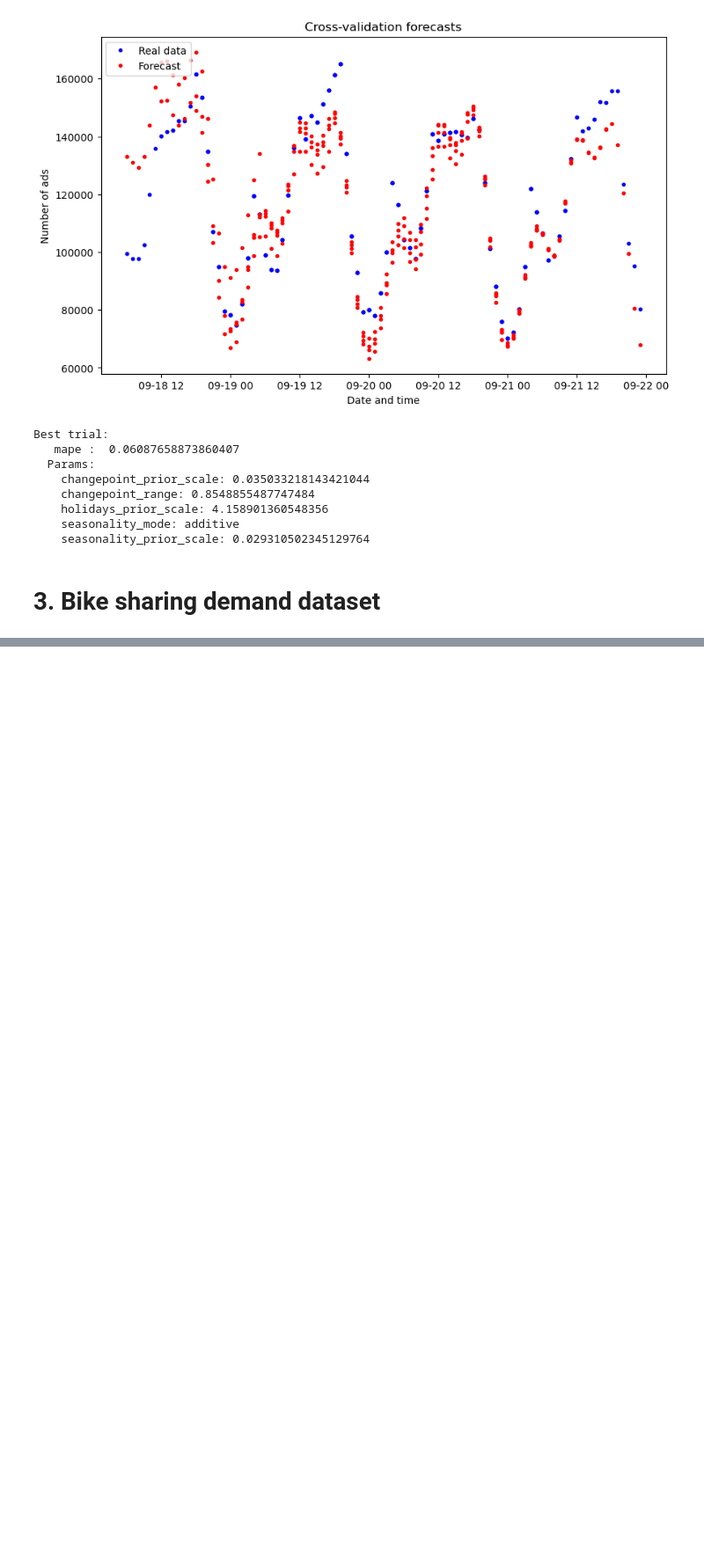
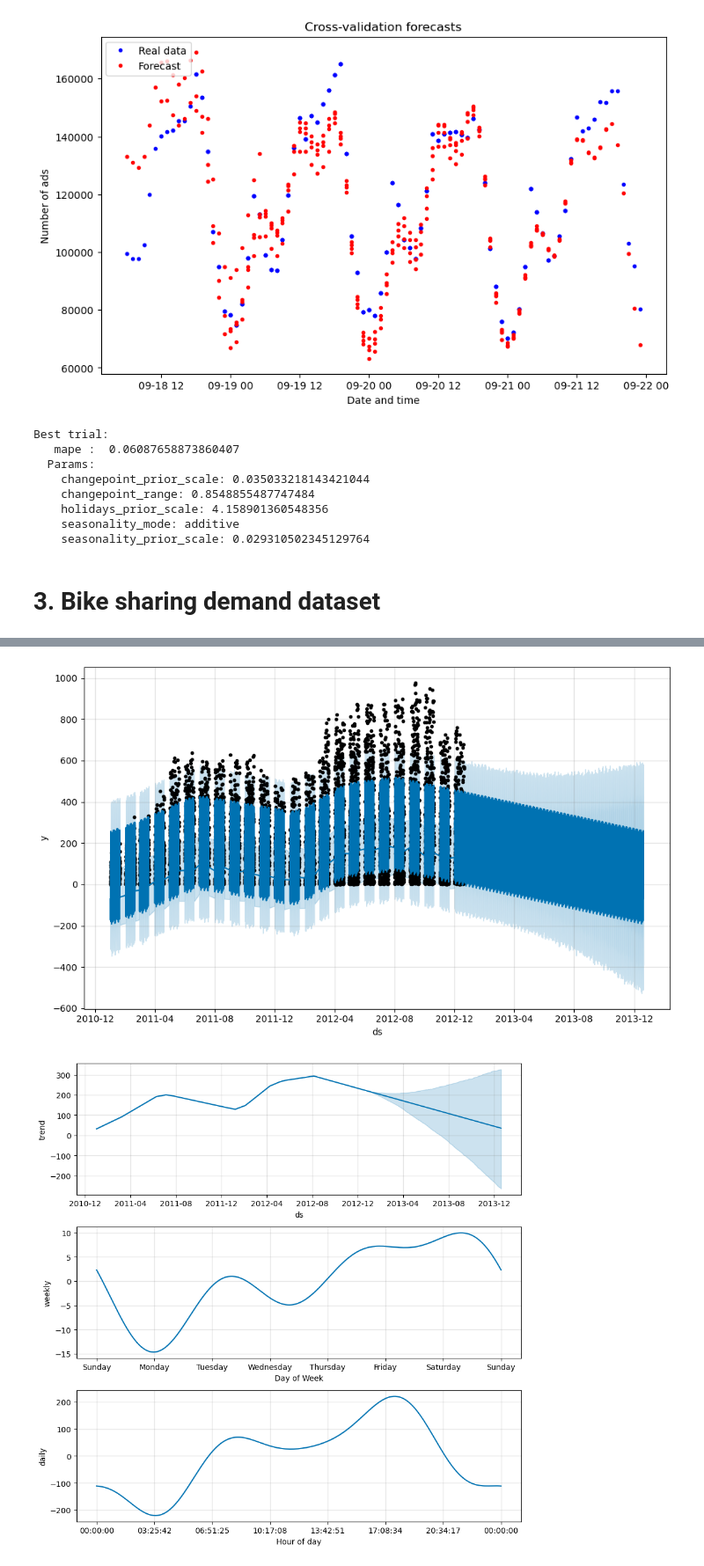
Before and after one commit to jansowa/prophet-examples, a Jupyter notebook: medium-article-exponential-mape-shorter-cut.ipynb, the cells around one changed output, grey strips where cells are left out. Shown at 88% size. Saved outputs shown, nothing was run; the diff lists cells and outputs as text; code cells hidden in the pictures; blank space fills up the shorter version.

```diff
--- a/medium-article-exponential-mape-shorter-cut.ipynb
+++ b/medium-article-exponential-mape-shorter-cut.ipynb
@@ -254,0 +250,8 @@ df
+# %%
+m = Prophet()
+m.fit(df)
+future = m.make_future_dataframe(periods=24*365, freq='H')
+forecast = m.predict(future)
+fig1 = m.plot(forecast)
+fig2 = m.plot_components(forecast)
+# %% [output]
@@ -254,0 +260,2 @@ df
+[figure, added]
+[figure, added]
```
Also changed, not shown: parts of 16 cells of this notebook, 1 other file.
